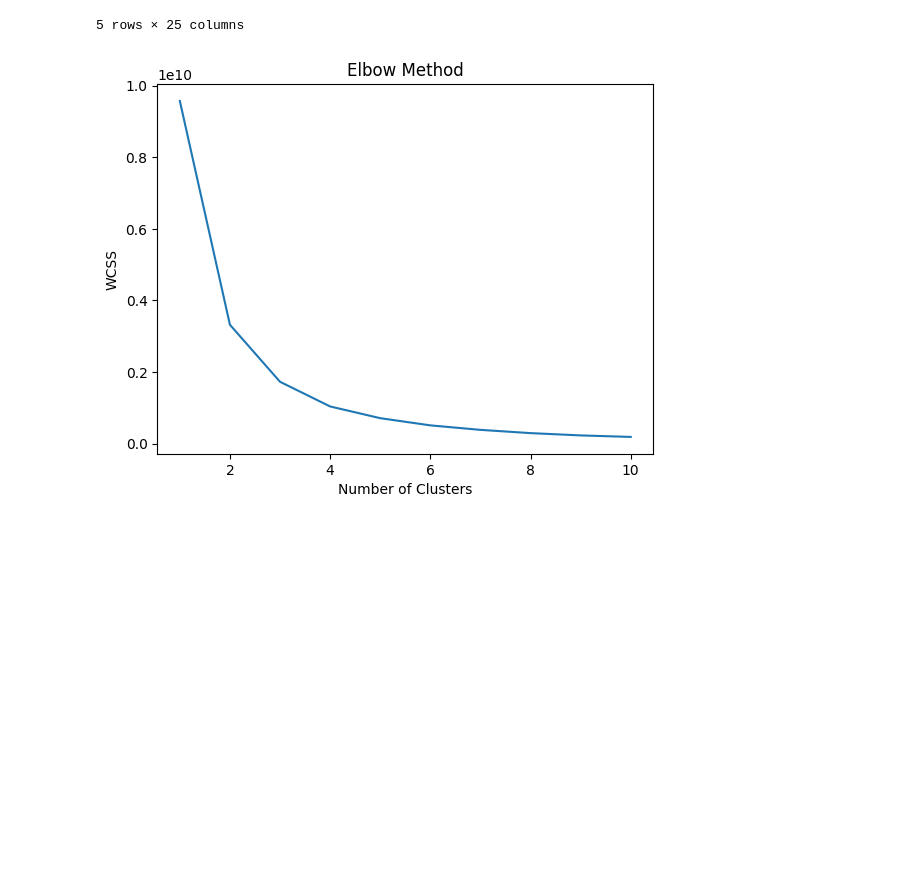
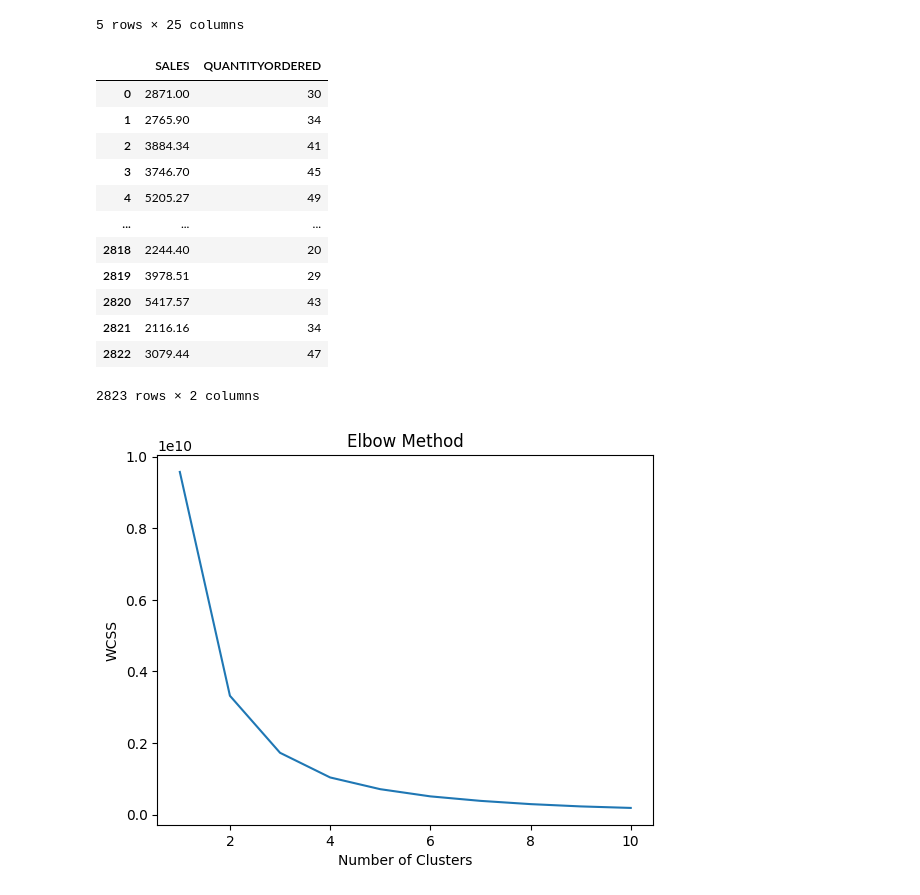
Before and after one commit to PranayChavhan/Practicals_sem7, a Jupyter notebook: LP3/ML-Learning/ML_5/ML5.ipynb, the cells around one changed output. Saved outputs shown, nothing was run; the diff lists cells and outputs as text; code cells hidden in the pictures; blank space fills up the shorter version.

```diff
--- a/LP3/ML-Learning/ML_5/ML5.ipynb
+++ b/LP3/ML-Learning/ML_5/ML5.ipynb
@@ -19,6 +19,22 @@ data.head()
 features = data[['SALES', 'QUANTITYORDERED']]
 # %%
 features = features.dropna()  # Remove rows with missing values
+# %%
+features
+# %% [output]
+|  | SALES | QUANTITYORDERED |
+| 0 | 2871.00 | 30 |
+| 1 | 2765.90 | 34 |
+| 2 | 3884.34 | 41 |
+| 3 | 3746.70 | 45 |
+| 4 | 5205.27 | 49 |
+| ... | ... | ... |
+| 2818 | 2244.40 | 20 |
+| 2819 | 3978.51 | 29 |
+| 2820 | 5417.57 | 43 |
+| 2821 | 2116.16 | 34 |
+| 2822 | 3079.44 | 47 |
+2823 rows × 2 columns
 # %%
 # Using the Elbow Method to find the optimal number of clusters
 wcss = []  # List to store the Within-Cluster Sum of Squares
```
